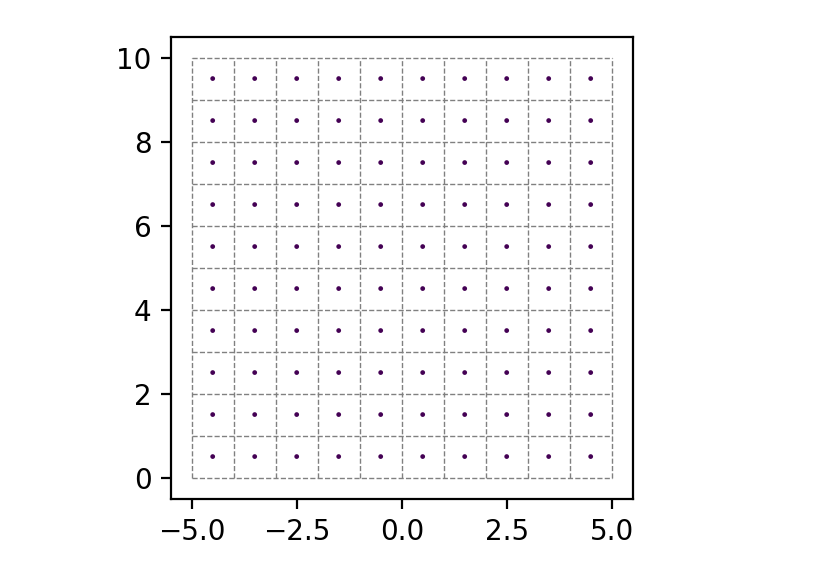
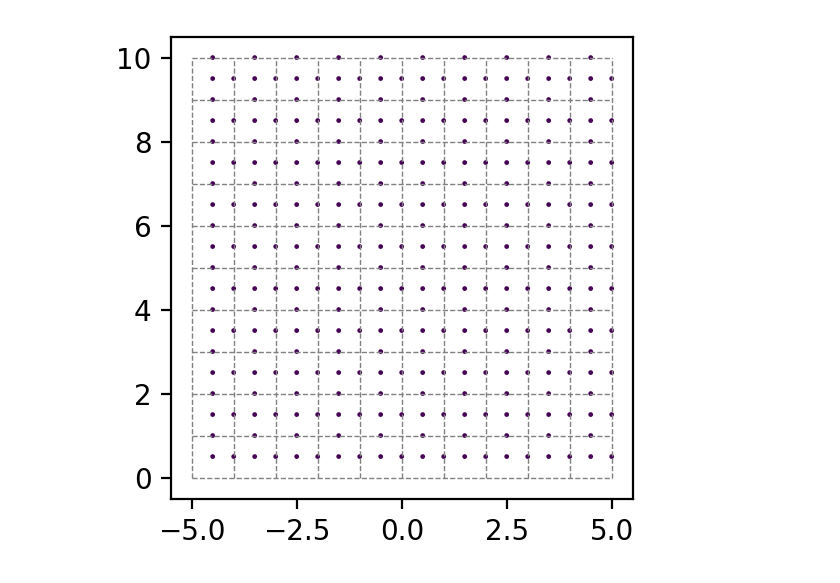
Before and after one commit to mmdski/nsfdpy, a Jupyter notebook: notebooks/grid.ipynb, the cells around one changed output. Saved outputs shown, nothing was run; the diff lists cells and outputs as text; code cells hidden in the pictures.

Commit message:
add u and v grid plots

```diff
--- a/notebooks/grid.ipynb
+++ b/notebooks/grid.ipynb
@@ -17,22 +17,36 @@ y_max = 10
 dx = (x_max - x_min) / (n_cols)
 dy = (y_max - y_min) / (m_rows)
 
-field_x_min = x_min + dx / 2
-field_x_max = x_max - dx / 2
-field_y_min = y_min + dy / 2
-field_y_max = y_max - dy / 2
+p_x_min = x_min + dx / 2
+p_x_max = x_max - dx / 2
+p_y_min = y_min + dy / 2
+p_y_max = y_max - dy / 2
 
-init_s_value = 1
-grid = Grid(m_rows, n_cols, field_x_min, field_x_max, field_y_min, field_y_max, init_s_value)
+init_p_value = 1
+p_grid = Grid(m_rows, n_cols, p_x_min, p_x_max, p_y_min, p_y_max, init_p_value)
+
+u_x_min = x_min + dx
+u_x_max = x_max
+u_y_min = y_min + dx / 2
+u_y_max = y_max - dx / 2
+u_grid = Grid(m_rows, n_cols, u_x_min, u_x_max, u_y_min, u_y_max)
+
+v_x_min = x_min + dx / 2
+v_x_max = x_max - dx / 2
+v_y_min = y_min + dx
+v_y_max = y_max
+v_grid = Grid(m_rows, n_cols, v_x_min, v_x_max, v_y_min, v_y_max)
 # %%
 fig, ax = plt.subplots(1, 1, dpi=200, figsize=(3,3))
-ax = grid.plot(ax, s=0.5)
+ax = p_grid.plot(ax, s=0.5)
+ax = u_grid.plot(ax, s=0.5)
+ax = v_grid.plot(ax, s=0.5)
 
 v_grid_lines = np.linspace(x_min, x_max, n_cols + 1)
 h_grid_lines = np.linspace(y_min, y_max, m_rows + 1)
 
 ax.vlines(v_grid_lines, y_min, y_max, colors="gray", linestyles="dashed", linewidth=0.5)
 ax.hlines(h_grid_lines, x_min, x_max, colors="gray", linestyles="dashed", linewidth=0.5)
 ax.set_box_aspect(1)
 # %% [output]
-[figure, old version]
+[figure, new version]
```
